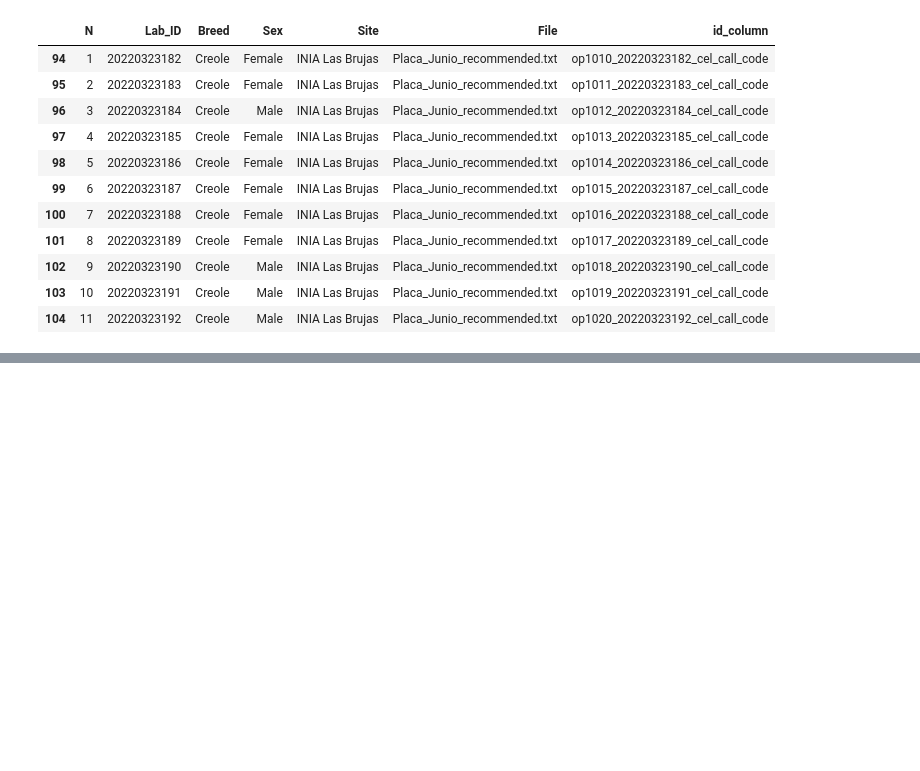
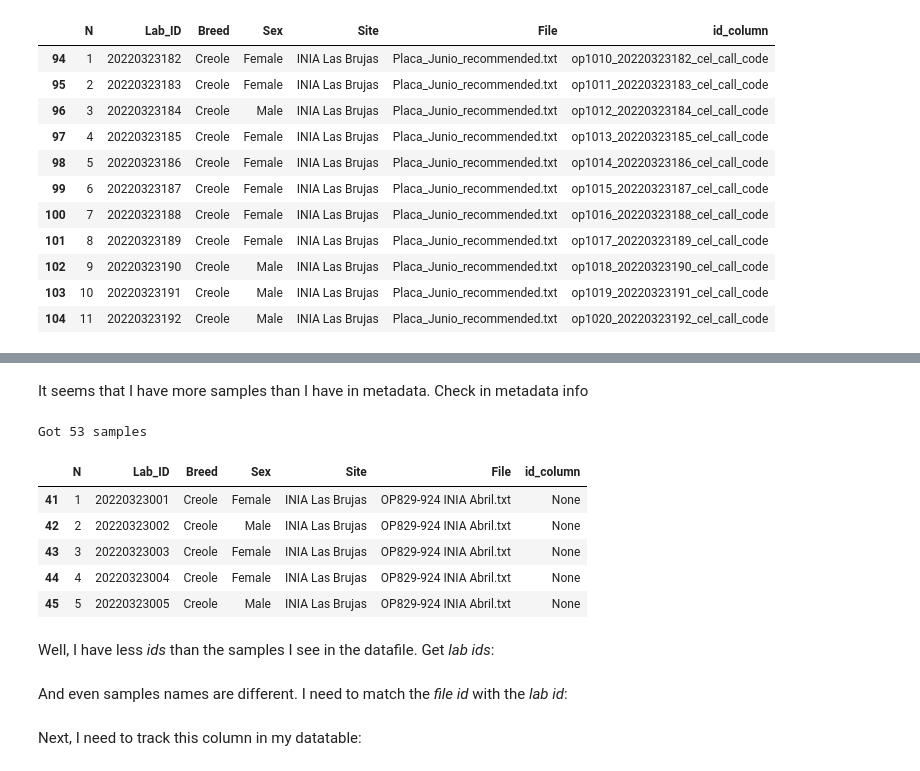
Before and after one commit to cnr-ibba/SMARTER-database, a Jupyter notebook: notebooks/exploratory/0.20.0-bunop-uruguay_fg.ipynb, the cells around one changed output, grey strips where cells are left out. Drawn from its saved outputs; the diff is of its cells as text; code cells hidden in the pictures; blank space fills up the shorter version.

```diff
--- a/notebooks/exploratory/0.20.0-bunop-uruguay_fg.ipynb
+++ b/notebooks/exploratory/0.20.0-bunop-uruguay_fg.ipynb
@@ -164,7 +166,7 @@ It seems that I have more samples than I have in metadata. Let's call metadata f
 creole_metadata = Dataset.objects.get(file="20220809_105_Creole_Samples_INIA_Uruguay.zip")
 with open(creole_metadata.working_dir / "20220809_105_Creole_Samples_INIA_Uruguay.xlsx", "rb") as handle:
     info = pd.read_excel(handle)
-placa_junio_metadata = info[info["File"] == "Placa_Junio_recommended.txt"]
+placa_junio_metadata = info[info["File"] == placa_junio.contents[0]]
 print(f"Got {placa_junio_metadata.shape[0]} samples")
 placa_junio_metadata
 # %% [output]
@@ -231,0 +239,2 @@ placa_junio_metadata
+# %%
+inia_abril = Dataset.objects.get(file="OP829-924_INIA_Abril.zip")
@@ -231,0 +283,16 @@ placa_junio_metadata
+# %% [markdown]
+It seems that I have more samples than I have in metadata. Check in metadata info
+# %%
+inia_abril_metadata = info[info["File"] == inia_abril.contents[0]]
+print(f"Got {inia_abril_metadata.shape[0]} samples")
+inia_abril_metadata.head()
+# %% [output]
+Got 53 samples
+|  | N | Lab_ID | Breed | Sex | Site | File | id_column |
+| 41 | 1 | 20220323001 | Creole | Female | INIA Las Brujas | OP829-924 INIA Abril.txt | None |
+| 42 | 2 | 20220323002 | Creole | Male | INIA Las Brujas | OP829-924 INIA Abril.txt | None |
+| 43 | 3 | 20220323003 | Creole | Female | INIA Las Brujas | OP829-924 INIA Abril.txt | None |
+| 44 | 4 | 20220323004 | Creole | Female | INIA Las Brujas | OP829-924 INIA Abril.txt | None |
+| 45 | 5 | 20220323005 | Creole | Male | INIA Las Brujas | OP829-924 INIA Abril.txt | None |
+# %% [markdown]
+Well, I have less *ids* than the samples I see in the datafile. Get *lab ids*:
@@ -231,0 +301,2 @@ placa_junio_metadata
+# %% [markdown]
+And even samples names are different. I need to match the *file id* with the *lab id*:
@@ -231,0 +308,2 @@ placa_junio_metadata
+# %% [markdown]
+Next, I need to track this column in my datatable:
```
Also changed, not shown: parts of 16 cells of this notebook.
